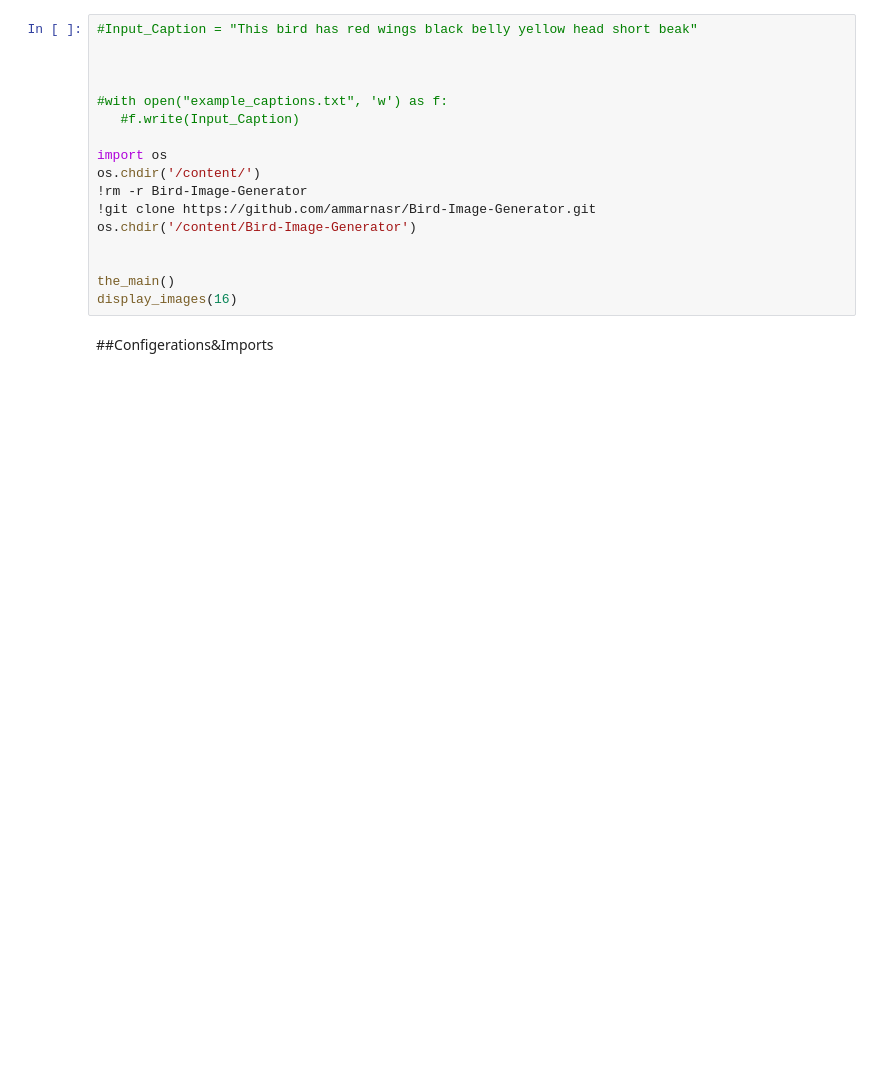
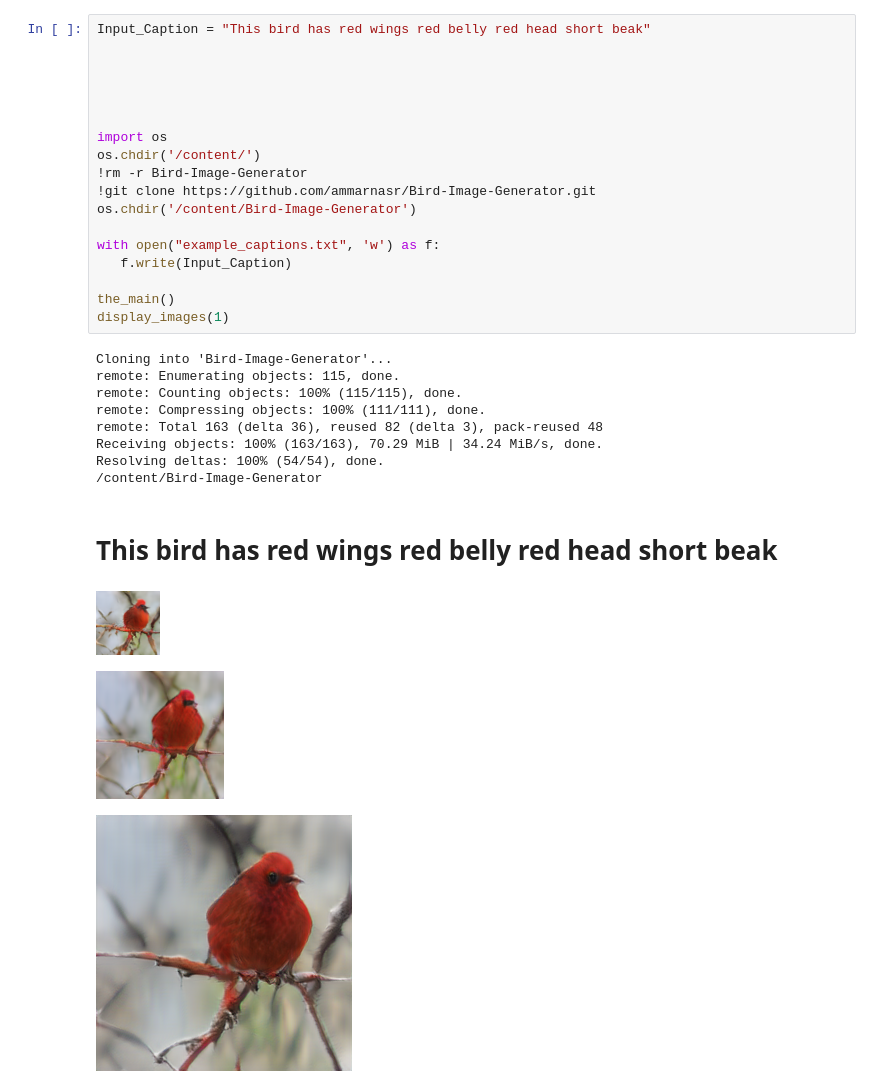
Before and after one commit to ammarnasr/SEM-GAN, a Jupyter notebook: Bird_Image_Generator.ipynb, the cells around one changed output. Drawn from its saved outputs; the diff is of its cells as text; blank space fills up the shorter version.

```diff
--- a/Bird_Image_Generator.ipynb
+++ b/Bird_Image_Generator.ipynb
@@ -8,24 +29,36 @@
 *   **belly**
 *   **beak**
 # %%
-#Input_Caption = "This bird has red wings black belly yellow head short beak"
+Input_Caption = "This bird has red wings red belly red head short beak"
 
 
 
-#with open("example_captions.txt", 'w') as f:
-   #f.write(Input_Caption)
+
 
 import os
 os.chdir('/content/')
 !rm -r Bird-Image-Generator
 !git clone https://github.com/ammarnasr/Bird-Image-Generator.git
 os.chdir('/content/Bird-Image-Generator')
 
+with open("example_captions.txt", 'w') as f:
+   f.write(Input_Caption)
 
 the_main()
-display_images(16)
+display_images(1)
+# %% [output]
+Cloning into 'Bird-Image-Generator'...
+remote: Enumerating objects: 115, done.
+remote: Counting objects: 100% (115/115), done.
+remote: Compressing objects: 100% (111/111), done.
+remote: Total 163 (delta 36), reused 82 (delta 3), pack-reused 48
+Receiving objects: 100% (163/163), 70.29 MiB | 34.24 MiB/s, done.
+Resolving deltas: 100% (54/54), done.
+/content/Bird-Image-Generator
+# **This bird has red wings red belly red head short beak**
+[figure, added]
+[figure, added]
+[figure, added]
-# %% [markdown]
-##Configerations&Imports
 # %%
 ####Configerations Part###
 DATA_DIR = "../data/birds"
```
Also changed, not shown: parts of 9 cells of this notebook, 3 other files.
